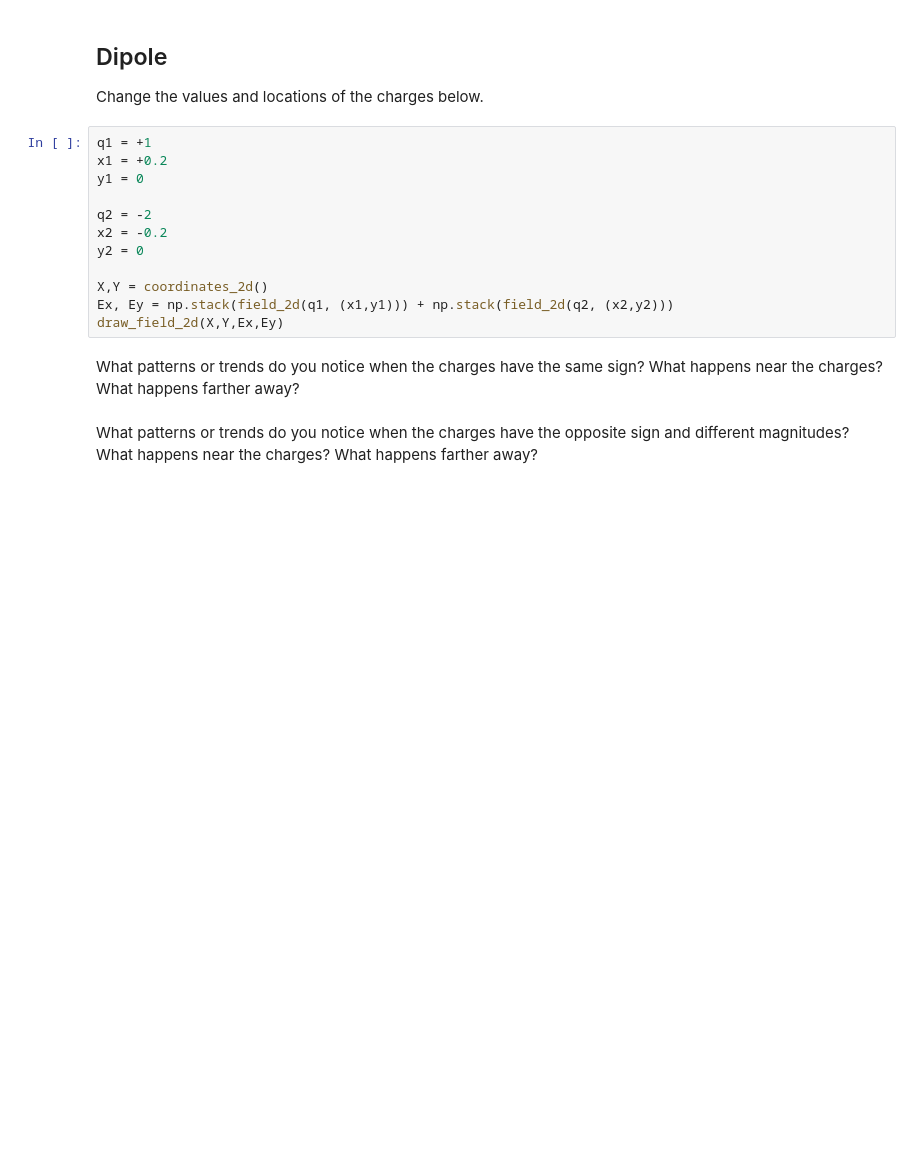
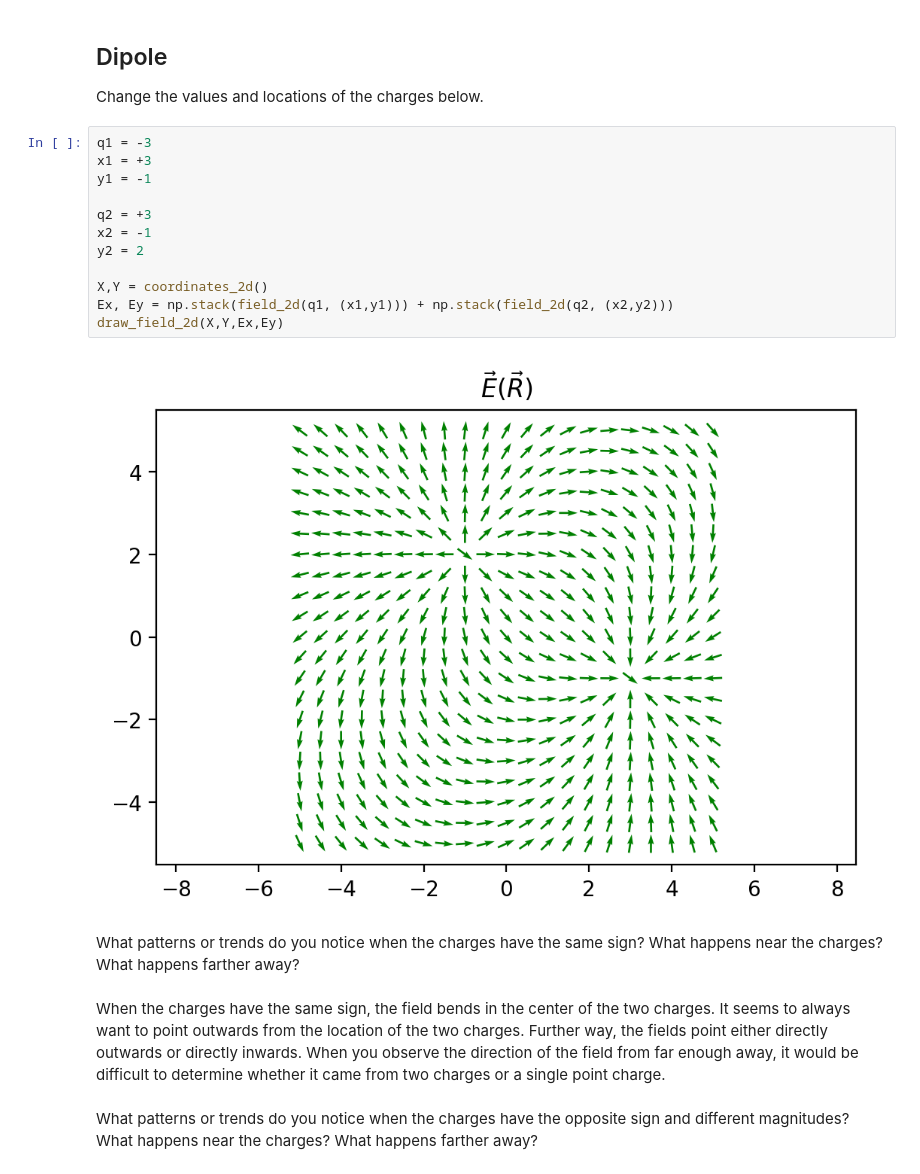
Before and after one commit to dr-kinder/electrodynamics, a Jupyter notebook: week-01/02-multipoles.ipynb, the cells around one changed output. Saved outputs shown, nothing was run; the diff lists cells and outputs as text; blank space fills up the shorter version.

```diff
--- a/week-01/02-multipoles.ipynb
+++ b/week-01/02-multipoles.ipynb
@@ -185,18 +188,22 @@ draw_field_2d(X,Y,Ex,Ey)
 
 Change the values and locations of the charges below.
 # %%
-q1 = +1
-x1 = +0.2
-y1 = 0
+q1 = -3
+x1 = +3
+y1 = -1
 
-q2 = -2
-x2 = -0.2
-y2 = 0
+q2 = +3
+x2 = -1
+y2 = 2
 
 X,Y = coordinates_2d()
 Ex, Ey = np.stack(field_2d(q1, (x1,y1))) + np.stack(field_2d(q2, (x2,y2)))
 draw_field_2d(X,Y,Ex,Ey)
+# %% [output]
+[figure, added]
 # %% [markdown]
 What patterns or trends do you notice when the charges have the same sign?  What happens near the charges?  What happens farther away?
+# %% [markdown]
+When the charges have the same sign, the field bends in the center of the two charges. It seems to always want to point outwards from the location of the two charges. Further way, the fields point either directly outwards or directly inwards. When you observe the direction of the field from far enough away, it would be difficult to determine whether it came from two charges or a single point charge.
 # %% [markdown]
 What patterns or trends do you notice when the charges have the opposite sign and different magnitudes?  What happens near the charges?  What happens farther away?
```
Also changed, not shown: parts of 14 cells of this notebook, 1 other file.
